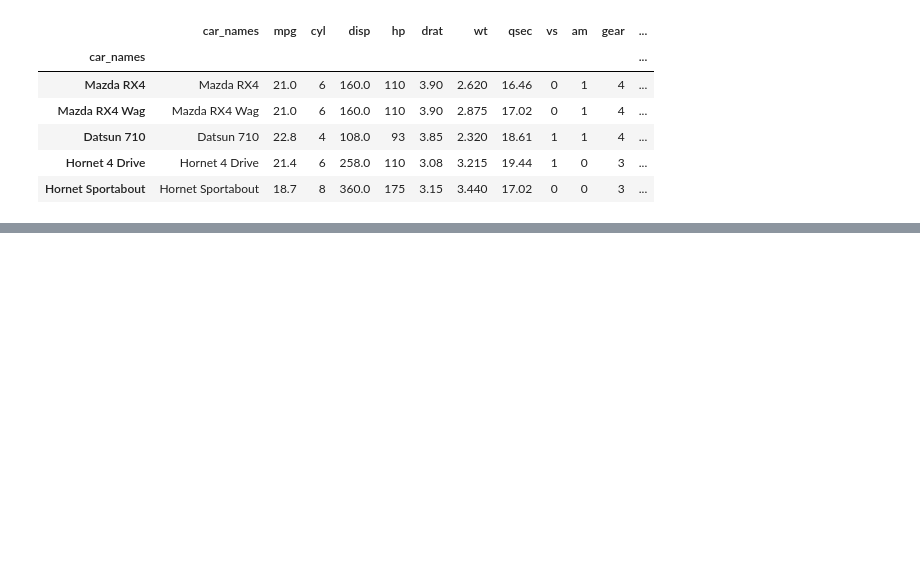
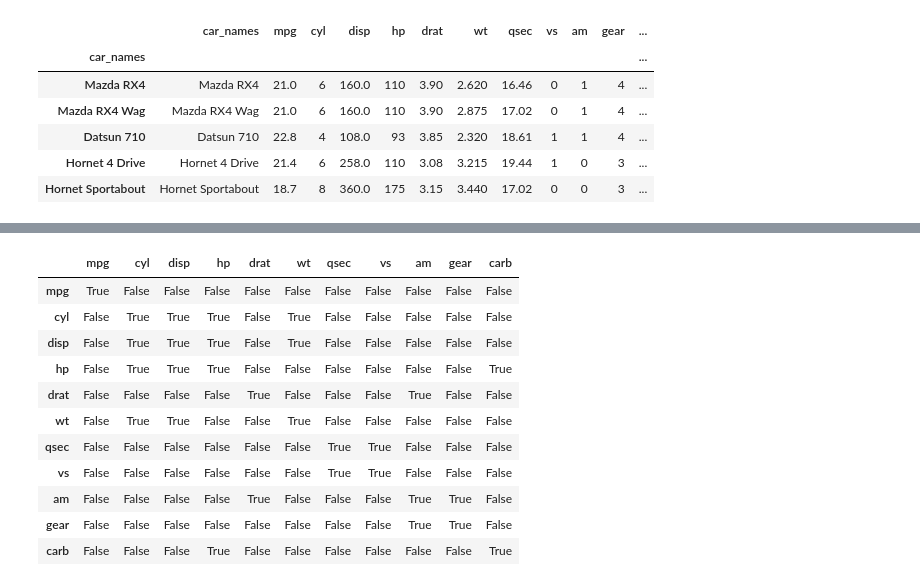
Before and after one commit to LasnamiWalid16/Python_Data_Science, a Jupyter notebook: Generating summary statistics.ipynb, the cells around one changed output, grey strips where cells are left out. Saved outputs shown, nothing was run; the diff lists cells and outputs as text; code cells hidden in the pictures; blank space fills up the shorter version.

```diff
--- a/Generating summary statistics.ipynb
+++ b/Generating summary statistics.ipynb
@@ -43,0 +74,15 @@ cars.head()
+# %%
+corr >0.7
+# %% [output]
+|  | mpg | cyl | disp | hp | drat | wt | qsec | vs | am | gear | carb |
+| mpg | True | False | False | False | False | False | False | False | False | False | False |
+| cyl | False | True | True | True | False | True | False | False | False | False | False |
+| disp | False | True | True | True | False | True | False | False | False | False | False |
+| hp | False | True | True | True | False | False | False | False | False | False | True |
+| drat | False | False | False | False | True | False | False | False | True | False | False |
+| wt | False | True | True | False | False | True | False | False | False | False | False |
+| qsec | False | False | False | False | False | False | True | True | False | False | False |
+| vs | False | False | False | False | False | False | True | True | False | False | False |
+| am | False | False | False | False | True | False | False | False | True | True | False |
+| gear | False | False | False | False | False | False | False | False | True | True | False |
+| carb | False | False | False | True | False | False | False | False | False | False | True |
```
Also changed, not shown: parts of 9 cells of this notebook.
